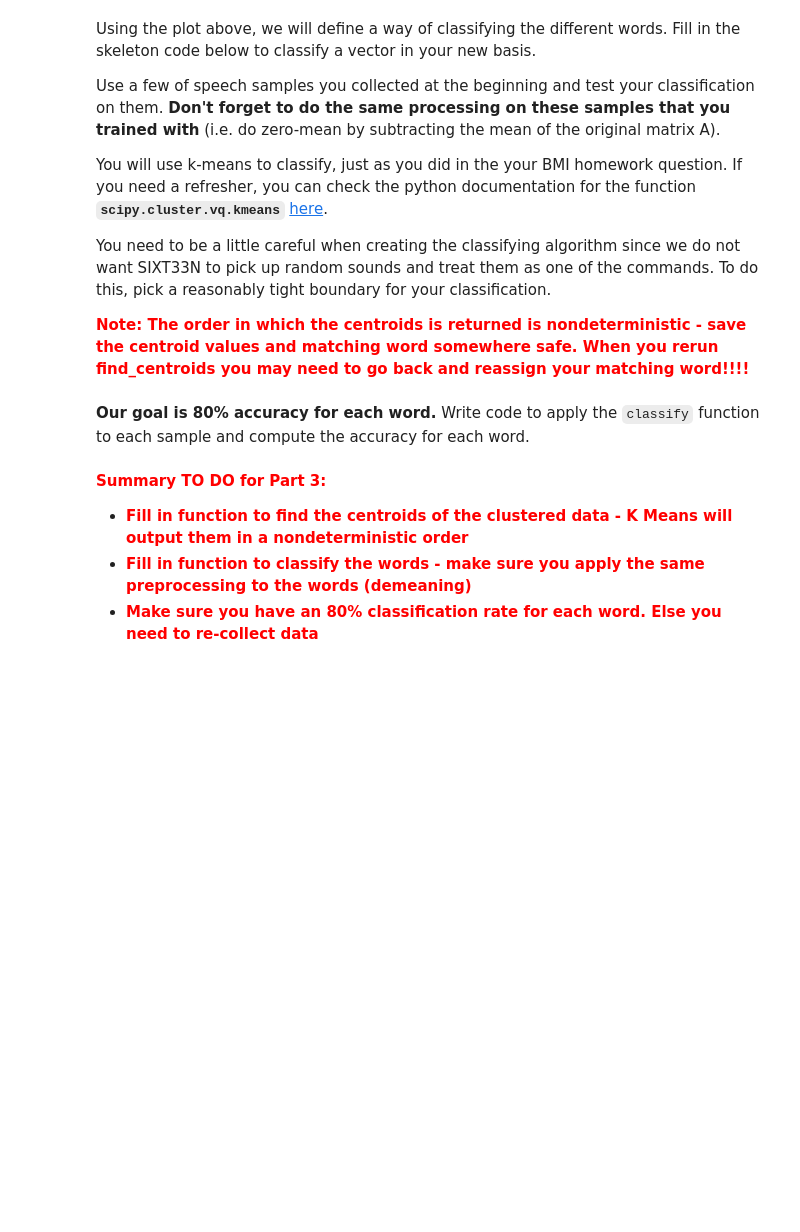
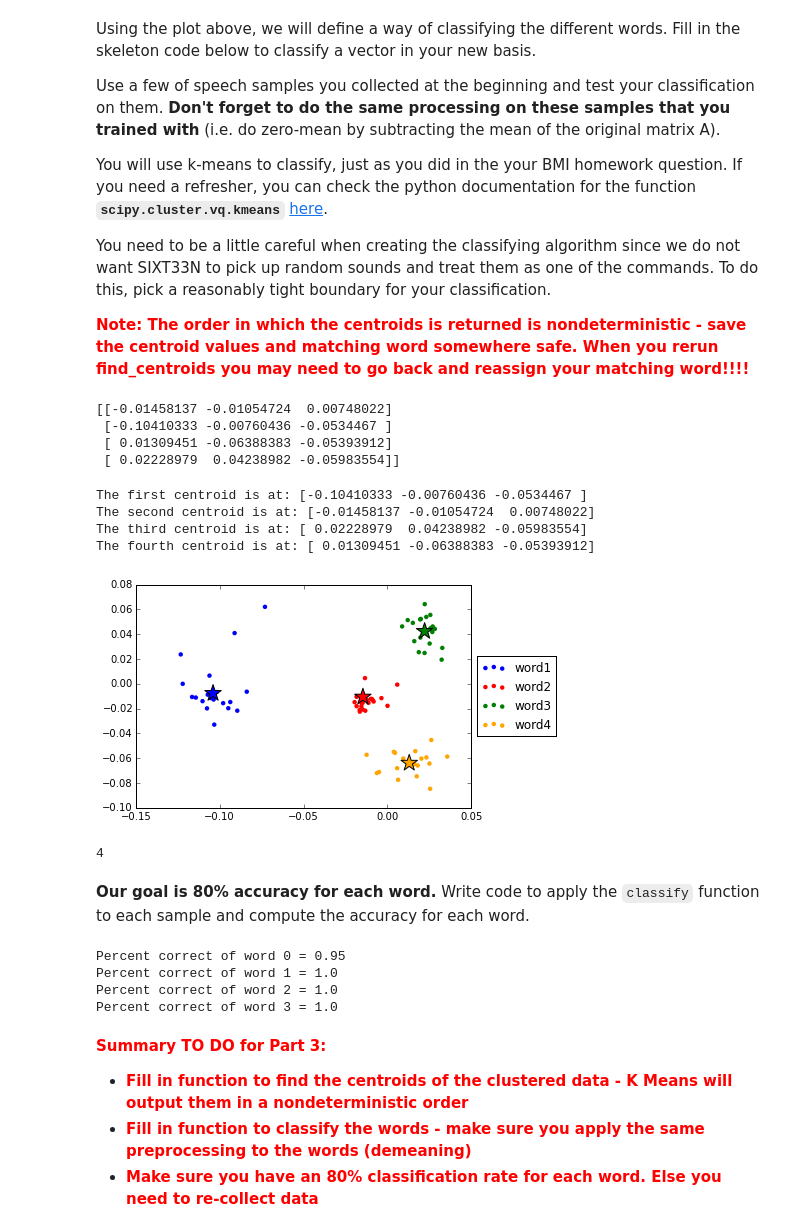
Before and after one commit to johnschulz/ee16b_car, a Jupyter notebook: part 4/SIXT33N-PCA.ipynb, the cells around one changed output. Drawn from its saved outputs; the diff is of its cells as text; code cells hidden in the pictures; blank space fills up the shorter version.

```diff
--- a/part 4/SIXT33N-PCA.ipynb
+++ b/part 4/SIXT33N-PCA.ipynb
@@ -356,36 +356,50 @@ def find_centroids(clustered_data, num_of_clusters):
         The centroids of the clusters
     Note: You do NOT need to call the whiten function
     """
+    codebook, distortion = scipy.cluster.vq.kmeans(clustered_data, num_of_clusters)
+    return codebook
 # %%
 # Determine the centroids of each cluster
 # YOUR CODE HERE
-centroids =
+centroids = find_centroids(proj, 4)
 print(centroids)
+# %% [output]
+[[-0.01458137 -0.01054724  0.00748022]
+ [-0.10410333 -0.00760436 -0.0534467 ]
+ [ 0.01309451 -0.06388383 -0.05393912]
+ [ 0.02228979  0.04238982 -0.05983554]]
 # %%
 # The output ordering of k-means is non-deterministic,
 # so we have one cell (above) that runs it, and another (this one)
 # that orders the result
 
 # YOUR CODE HERE
-centroid1 = centroids[]
-centroid2 = centroids[]
-centroid3 = centroids[]
-centroid4 = centroids[]
+#centroids[centroids[:,1].argsort()]
+centroid1 = centroids[1]
+centroid2 = centroids[0]
+centroid3 = centroids[3]
+centroid4 = centroids[2]
 centroid_list = np.vstack([centroid1, centroid2, centroid3, centroid4])
 
 print('The first centroid is at: ' + str(centroid1))
 print('The second centroid is at: ' + str(centroid2))
 print('The third centroid is at: ' + str(centroid3))
 print('The fourth centroid is at: ' + str(centroid4))
 
 plt.scatter(proj[0:num_samples,0], proj[0:num_samples,1], c=['blue'], edgecolor='none')
 plt.scatter(proj[num_samples:num_samples*2,0], proj[num_samples:num_samples*2,1], c=['red'], edgecolor='none')
 plt.scatter(proj[num_samples*2:num_samples*3,0], proj[num_samples*2:num_samples*3,1], c=['green'], edgecolor='none')
 plt.scatter(proj[num_samples*3:num_samples*4,0], proj[num_samples*3:num_samples*4,1], c=['orange'], edgecolor='none')
 
 plt.scatter(centroid_list[:,0], centroid_list[:,1], c=['blue', 'red', 'green', 'orange'], marker='*', s=300)
 plt.legend(['word1', 'word2', 'word3', 'word4'],loc='center left', bbox_to_anchor=(1, 0.5))
 plt.show()
+# %% [output]
+The first centroid is at: [-0.10410333 -0.00760436 -0.0534467 ]
+The second centroid is at: [-0.01458137 -0.01054724  0.00748022]
+The third centroid is at: [ 0.02228979  0.04238982 -0.05983554]
+The fourth centroid is at: [ 0.01309451 -0.06388383 -0.05393912]
+[figure, added]
 # %%
 def classify(data_point):
     """
@@ -399,6 +418,8 @@ def classify(data_point):
 # %%
 # Try out the classification function
-print(classify(processed_A[0,:])) # Modify to use other vectors
+print(classify(processed_A[60,:])) # Modify to use other vectors
+# %% [output]
+4
 # %% [markdown]
 **Our goal is 80% accuracy for each word.** Write code to apply the `classify` function to each sample and compute the accuracy for each word.
 # %%
@@ -406,10 +427,26 @@ print(classify(processed_A[0,:])) # Modify to use other vectors
 correct_counts = np.zeros(4)
 
 for (row_num, data) in enumerate(processed_A):
-    # YOUR CODE HERE
+    if row_num < 20:
+        if classify(data) == 1:
+            correct_counts[0] += 1
+    elif row_num < 40:
+        if classify(data) == 2:
+            correct_counts[1] += 1
+    elif row_num < 60:
+        if classify(data) == 3:
+            correct_counts[2] += 1
+    else:
+        if classify(data) == 4:
+            correct_counts[3] += 1
 
 for i in range(len(correct_counts)):
     print("Percent correct of word {} = {}".format(i, correct_counts[i]/num_samples))
+# %% [output]
+Percent correct of word 0 = 0.95
+Percent correct of word 1 = 1.0
+Percent correct of word 2 = 1.0
+Percent correct of word 3 = 1.0
 # %% [markdown]
 **<span style="color:red">Summary TO DO for Part 3:</span>**
 - **<span style="color:red">Fill in function to find the centroids of the clustered data - K Means will output them in a nondeterministic order</span>**
```
Also changed, not shown: parts of 7 cells of this notebook, 3 other files.
